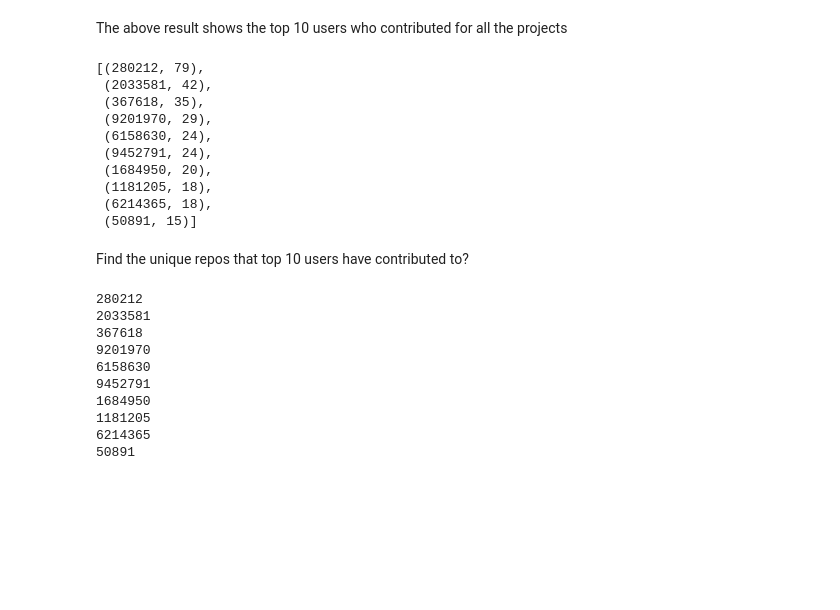
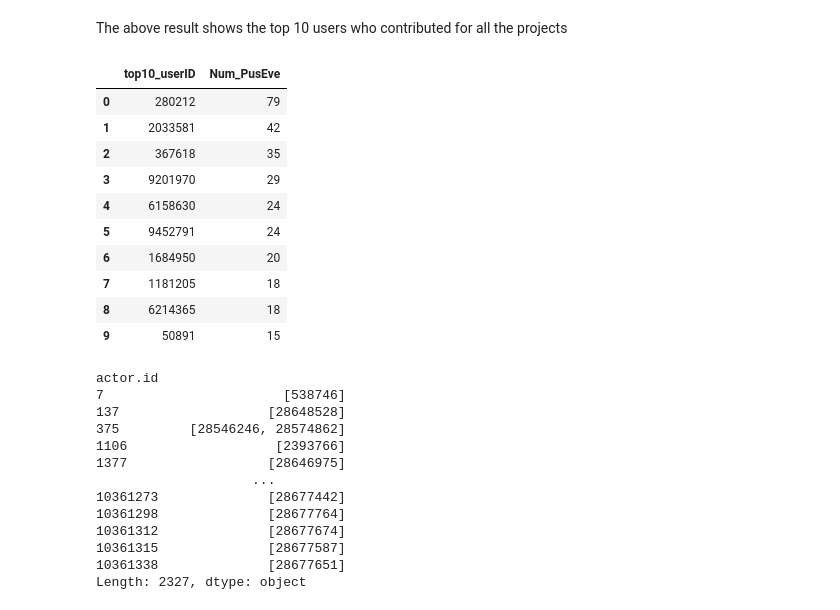
Before and after one commit to prithvikolla/GitHub_Repository_Analysis, a Jupyter notebook: GRA_Analysis.ipynb, the cells around one changed output. Cells and saved outputs as stored; diff of their text form; code cells hidden in the pictures; blank space fills up the shorter version.

```diff
--- a/GRA_Analysis.ipynb
+++ b/GRA_Analysis.ipynb
@@ -109,18 +142,20 @@ top_10_ID  = count_ID.most_common(10)
+# %%
+dicti_ry = {k: v for k, v in top_10_ID}
+# %%
+list_Top10_User = pd.DataFrame({'top10_userID': list (dicti_ry.keys()),'Num_PusEve' :  list (dicti_ry.values())})
 # %% [markdown]
 The above result shows the top 10 users who contributed for all the projects
-# %%
-top_10_ID
-# %% [output]
-[(280212, 79),
- (2033581, 42),
- (367618, 35),
- (9201970, 29),
- (6158630, 24),
- (9452791, 24),
- (1684950, 20),
- (1181205, 18),
- (6214365, 18),
- (50891, 15)]
-# %% [markdown]
-
-Find the unique repos that top 10 users have contributed to?
+# %%
+list_Top10_User
+# %% [output]
+|  | top10_userID | Num_PusEve |
+| 0 | 280212 | 79 |
+| 1 | 2033581 | 42 |
+| 2 | 367618 | 35 |
+| 3 | 9201970 | 29 |
+| 4 | 6158630 | 24 |
+| 5 | 9452791 | 24 |
+| 6 | 1684950 | 20 |
+| 7 | 1181205 | 18 |
+| 8 | 6214365 | 18 |
+| 9 | 50891 | 15 |
@@ -132,14 +167,0 @@ df2 = group.apply(lambda x: x['repo.id'].unique())
-# %%
-for i in range(len(top_10_ID)):
-  if (top_10_ID[i][0]) == df2
-# %% [output]
-280212
-2033581
-367618
-9201970
-6158630
-9452791
-1684950
-1181205
-6214365
-50891
@@ -145,0 +170,16 @@ for i in range(len(top_10_ID)):
+# %%
+df_u
+# %% [output]
+actor.id
+7                       [538746]
+137                   [28648528]
+375         [28546246, 28574862]
+1106                   [2393766]
+1377                  [28646975]
+                    ...
+10361273              [28677442]
+10361298              [28677764]
+10361312              [28677674]
+10361315              [28677587]
+10361338              [28677651]
+Length: 2327, dtype: object
```
Also changed, not shown: parts of 13 cells of this notebook.
